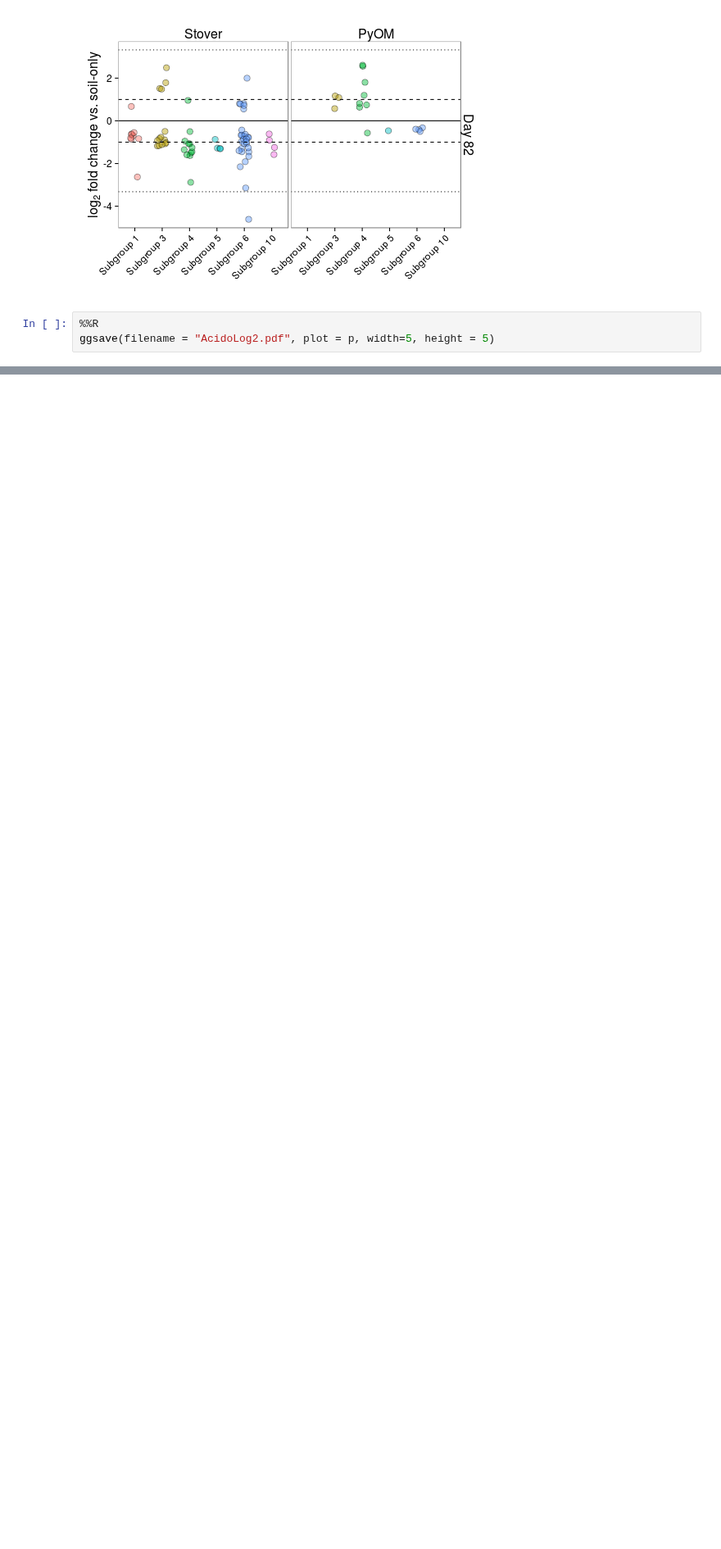
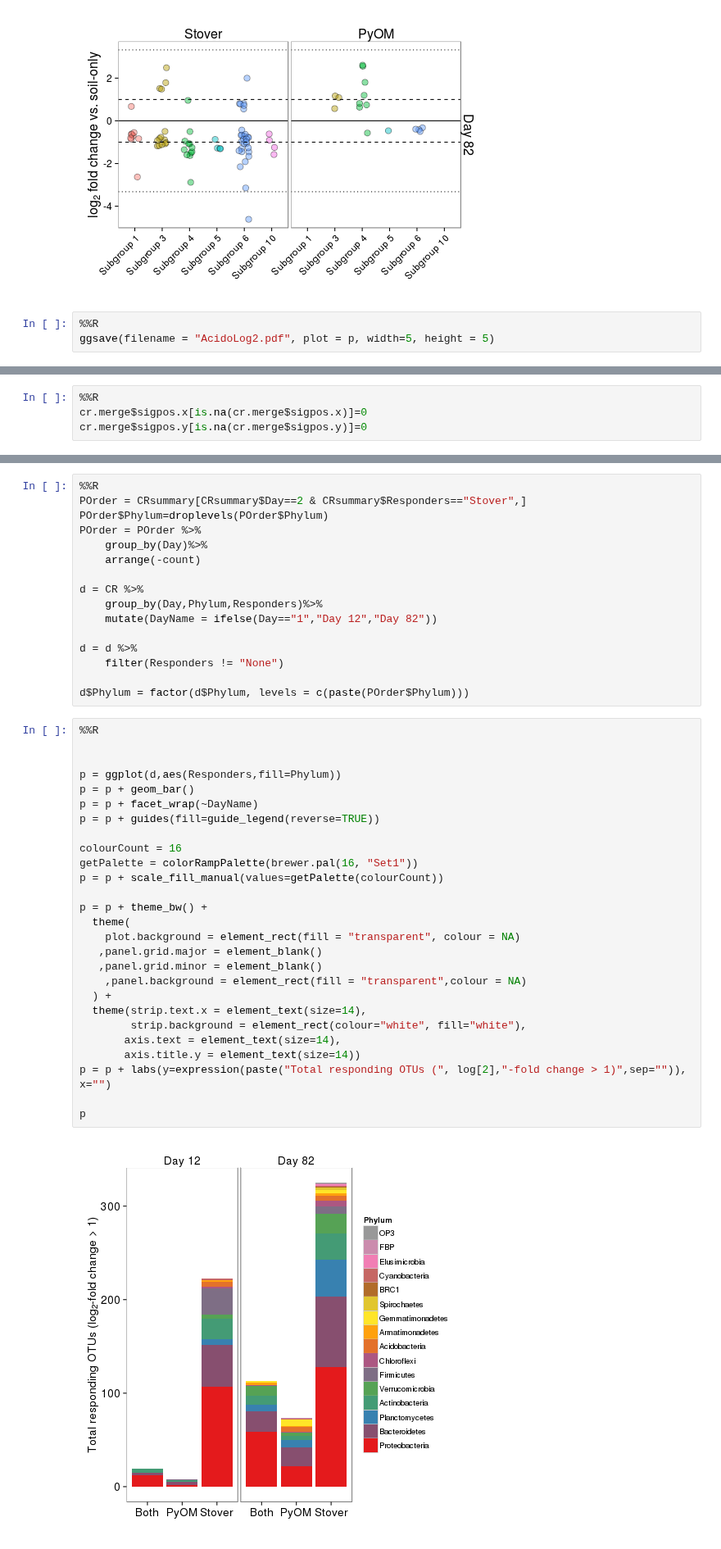
Before and after one commit to TheaWhitman/PyOM, a Jupyter notebook: manuscript_figures/Differential_Abundance_Table.ipynb, the cells around one changed output, grey strips where cells are left out. Shown at 82% size. Cells and saved outputs as stored; diff of their text form; blank space fills up the shorter version.

```diff
--- a/manuscript_figures/Differential_Abundance_Table.ipynb
+++ b/manuscript_figures/Differential_Abundance_Table.ipynb
@@ -449,0 +471,4 @@ ggsave(filename = "AcidoLog2.pdf", plot = p, width=5, height = 5)
+# %%
+%%R
+cr.merge$sigpos.x[is.na(cr.merge$sigpos.x)]=0
+cr.merge$sigpos.y[is.na(cr.merge$sigpos.y)]=0
@@ -449,0 +661,45 @@ ggsave(filename = "AcidoLog2.pdf", plot = p, width=5, height = 5)
+# %%
+%%R
+POrder = CRsummary[CRsummary$Day==2 & CRsummary$Responders=="Stover",]
+POrder$Phylum=droplevels(POrder$Phylum)
+POrder = POrder %>%
+    group_by(Day)%>%
+    arrange(-count)
+
+d = CR %>%
+    group_by(Day,Phylum,Responders)%>%
+    mutate(DayName = ifelse(Day=="1","Day 12","Day 82"))
+
+d = d %>%
+    filter(Responders != "None")
+
+d$Phylum = factor(d$Phylum, levels = c(paste(POrder$Phylum)))
+# %%
+%%R
+
+
+p = ggplot(d,aes(Responders,fill=Phylum))
+p = p + geom_bar()
+p = p + facet_wrap(~DayName)
+p = p + guides(fill=guide_legend(reverse=TRUE))
+
+colourCount = 16
+getPalette = colorRampPalette(brewer.pal(16, "Set1"))
+p = p + scale_fill_manual(values=getPalette(colourCount))
+
+p = p + theme_bw() +
+  theme(
+    plot.background = element_rect(fill = "transparent", colour = NA)
+   ,panel.grid.major = element_blank()
+   ,panel.grid.minor = element_blank()
+    ,panel.background = element_rect(fill = "transparent",colour = NA)
+  ) +
+  theme(strip.text.x = element_text(size=14),
+        strip.background = element_rect(colour="white", fill="white"),
+       axis.text = element_text(size=14),
+       axis.title.y = element_text(size=14))
+p = p + labs(y=expression(paste("Total responding OTUs (", log[2],"-fold change > 1)",sep="")), x="")
+
+p
+# %% [output]
+[figure, added]
```
Also changed, not shown: parts of 34 cells of this notebook, 43 other files.
